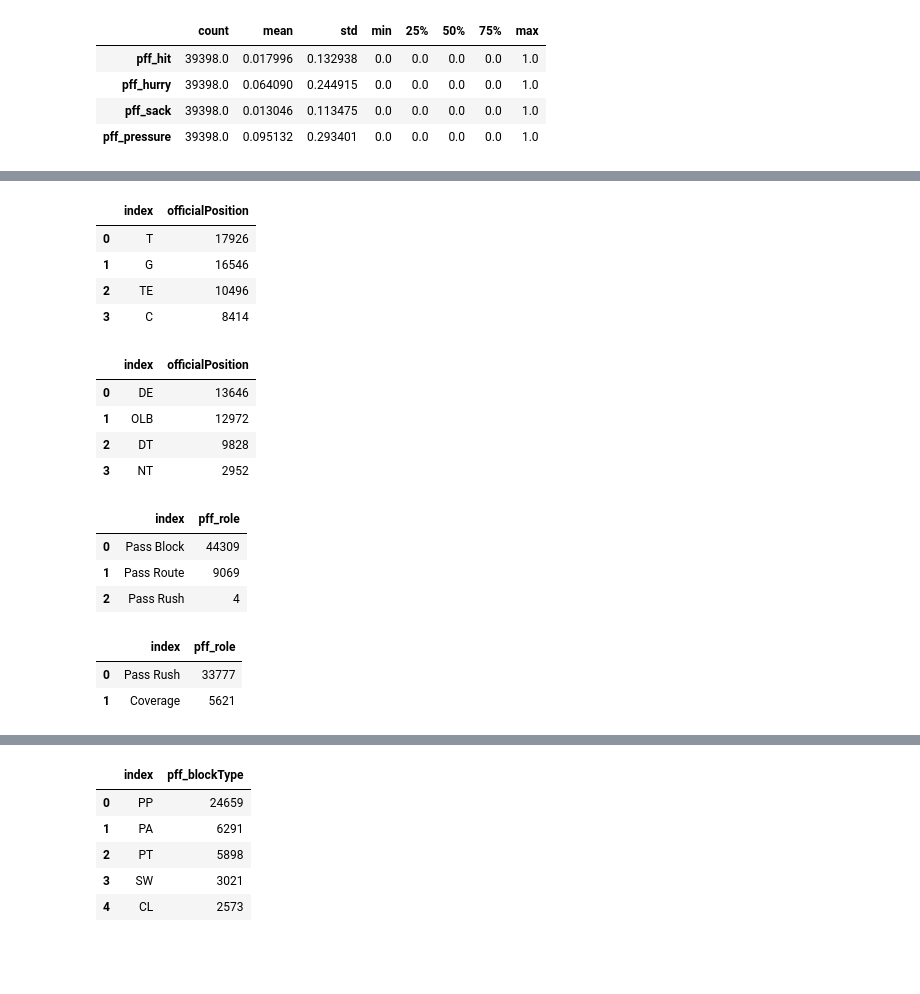
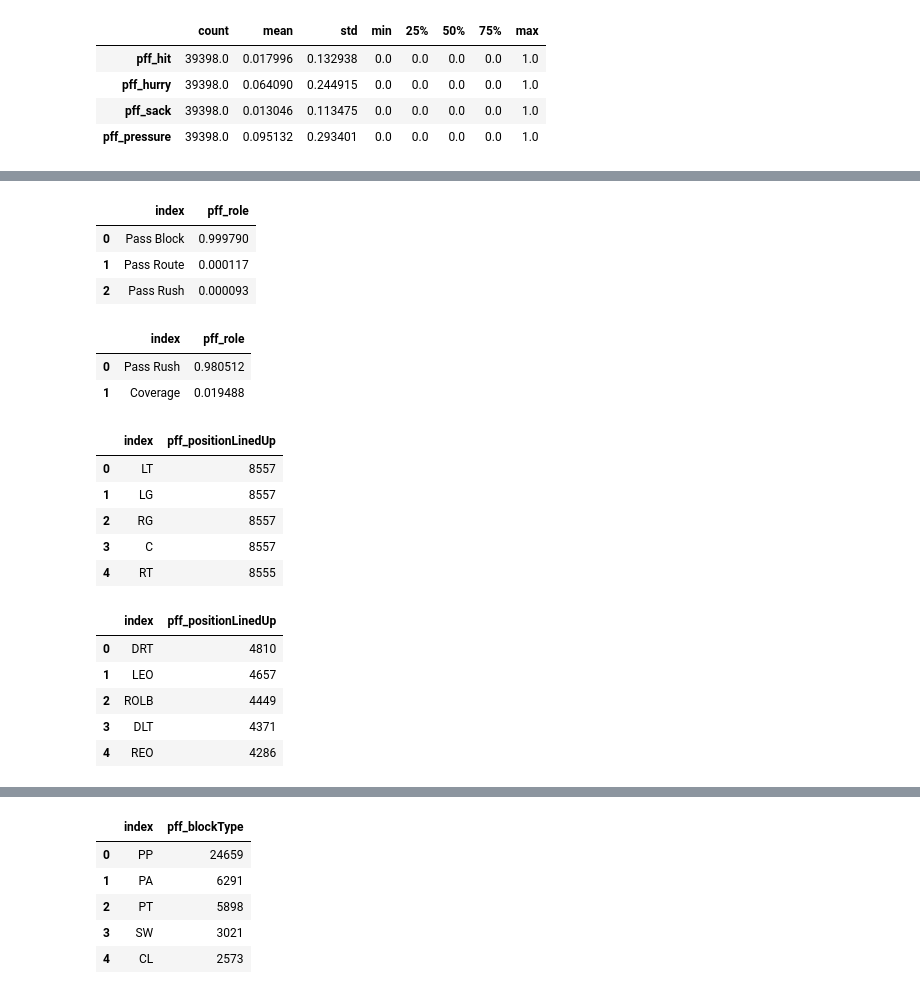
Before and after one commit to SolB77/2023-NFL-Big-Data-Bowl, a Jupyter notebook: Code/eda.ipynb, the cells around one changed output, grey strips where cells are left out. Drawn from its saved outputs; the diff is of its cells as text; code cells hidden in the pictures; blank space fills up the shorter version.

```diff
--- a/Code/main_notebook.ipynb
+++ b/Code/eda.ipynb
@@ -50,15 +3,0 @@ play_level_df = play_level_df[~((play_level_df.gameId == 2021091904) & (play_lev
-# %%
-# Get the player-level data
-coi = ['gameId', 'playId', 'nflId', 'displayName', 'officialPosition',
-       'pff_role', 'pff_positionLinedUp', 'pff_hit', 'pff_hurry',
-       'pff_sack', 'pff_beatenByDefender', 'pff_hitAllowed',
-       'pff_hurryAllowed', 'pff_sackAllowed', 'pff_nflIdBlockedPlayer',
-       'pff_blockType', 'pff_backFieldBlock']
-player_level_df = (games_df.merge(plays_df, on='gameId', how='left')
-                .merge(scouting_df, on=['gameId','playId'], how='left')
-                .merge(players_df, on='nflId', how='left'))[coi]
-
-# Get whether a defender got a pressure on the play
-player_level_df['pff_pressure'] = player_level_df[['pff_hit','pff_hurry','pff_sack']].sum(axis=1)
-
-# player_level_df.head(5)
@@ -360,27 +202,29 @@ DL Descriptive Statistics:
 # %%
-# Most common positions for OL/DL
-display(player_level_df.query("officialPosition in ['C','G','T','TE']")['officialPosition'].value_counts().reset_index().head())
-display(player_level_df.query("officialPosition in ['NT','DT','DE','OLB']")['officialPosition'].value_counts().reset_index().head())
+# Most common roles for OL/DL
+display(player_level_df.query("officialPosition in ['C','G','T']")['pff_role'].value_counts(normalize=True).reset_index().head())
+display(player_level_df.query("officialPosition in ['NT','DT','DE']")['pff_role'].value_counts(normalize=True).reset_index().head())
 # %% [output]
-|  | index | officialPosition |
-| 0 | T | 17926 |
-| 1 | G | 16546 |
-| 2 | TE | 10496 |
-| 3 | C | 8414 |
+|  | index | pff_role |
+| 0 | Pass Block | 0.999790 |
+| 1 | Pass Route | 0.000117 |
+| 2 | Pass Rush | 0.000093 |
-|  | index | officialPosition |
-| 0 | DE | 13646 |
-| 1 | OLB | 12972 |
-| 2 | DT | 9828 |
-| 3 | NT | 2952 |
+|  | index | pff_role |
+| 0 | Pass Rush | 0.980512 |
+| 1 | Coverage | 0.019488 |
 # %%
-# Most common roles for OL/DL
-display(player_level_df.query("officialPosition in ['C','G','T','TE']")['pff_role'].value_counts().reset_index().head())
-display(player_level_df.query("officialPosition in ['NT','DT','DE','OLB']")['pff_role'].value_counts().reset_index().head())
+# Most common positions lined up for OL/DL
+display(player_level_df.query(pos_in_ol_w_te_cond)['pff_positionLinedUp'].value_counts().reset_index().head())
+display(player_level_df.query(pos_in_dl_w_olb_cond)['pff_positionLinedUp'].value_counts().reset_index().head())
 # %% [output]
-|  | index | pff_role |
-| 0 | Pass Block | 44309 |
-| 1 | Pass Route | 9069 |
-| 2 | Pass Rush | 4 |
+|  | index | pff_positionLinedUp |
+| 0 | LT | 8557 |
+| 1 | LG | 8557 |
+| 2 | RG | 8557 |
+| 3 | C | 8557 |
+| 4 | RT | 8555 |
-|  | index | pff_role |
-| 0 | Pass Rush | 33777 |
-| 1 | Coverage | 5621 |
+|  | index | pff_positionLinedUp |
+| 0 | DRT | 4810 |
+| 1 | LEO | 4657 |
+| 2 | ROLB | 4449 |
+| 3 | DLT | 4371 |
+| 4 | REO | 4286 |
```
Also changed, not shown: parts of 76 cells of this notebook, 4 other files.
